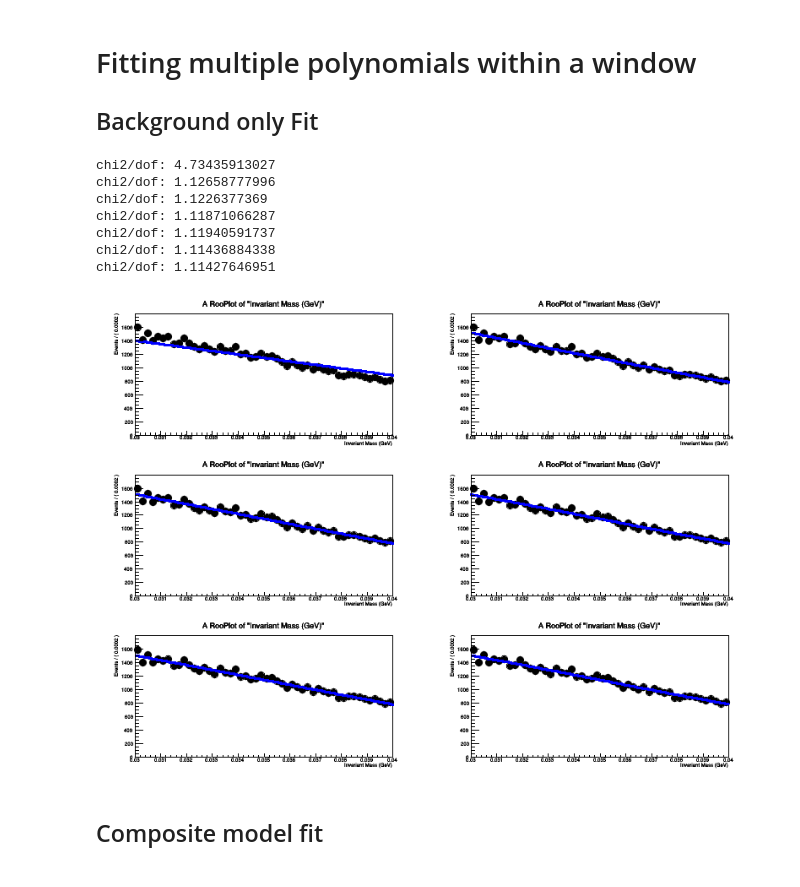
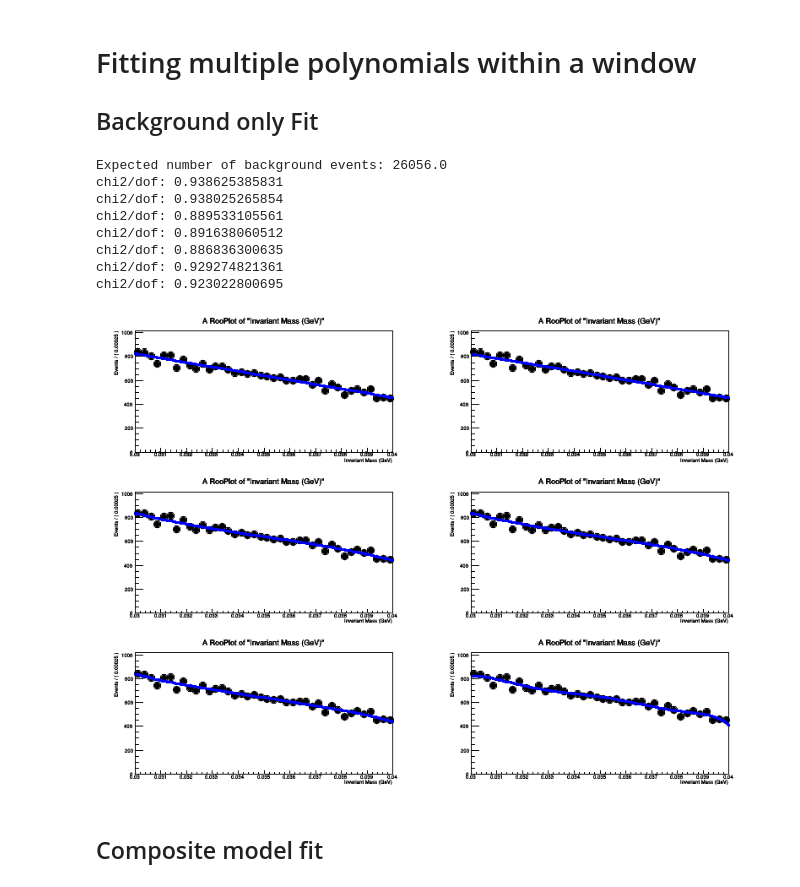
Before and after one commit to omar-moreno/hps-analysis, a Jupyter notebook: python/notebooks/bump_hunt_toy_fitter.ipynb, the cells around one changed output. Cells and saved outputs as stored; diff of their text form; code cells hidden in the pictures.

```diff
--- a/python/notebooks/bump_hunt_toy_fitter.ipynb
+++ b/python/notebooks/bump_hunt_toy_fitter.ipynb
@@ -16,0 +26,18 @@ root_file = r.TFile(file_path)
+# %%
+labels = ['All tridents', 'track pair p sum > 0.8 GeV']
+
+histos = []
+histos.append(root_file.Get('invariant mass'))
+histos.append(root_file.Get('invariant mass - final'))
+
+fig, ax = plt.subplots(nrows=1, ncols=1, figsize=(15, 8))
+ax.set_xlabel("Invariant mass (GeV)", fontsize=20)
+ax.set_yscale('log')
+
+for histo_n in range(0, len(histos)) :
+    histos[histo_n].linecolor = colors[histo_n]
+    histos[histo_n].fillstyle = 'solid'
+    histos[histo_n].fillcolor = colors[histo_n]
+    rplt.hist(histos[histo_n], axes=ax, alpha=.6, label=labels[histo_n])
+
+ax.legend(fontsize=20);
@@ -138,58 +180,82 @@ Creating polynomial model of order 6
 
 ## Background only Fit
 # %%
-invariant_mass.setRange("test_range", 0.03, 0.04)
+# Get the Trident invariant mass histogram from the file
+mass_histo = histos[1].Clone()
+
+#for bin_n in mass_histo.bins_range() :
+#    print "Bin number : " + str(bin_n) + " :: Bin Center: " + str(mass_histo.GetXaxis().GetBinCenter(bin_n))
+print "Expected number of background events: " + str(mass_histo.Integral(121, 161))
+
+# Create a data histogram that is compatible with RooFit
+arg_list = r.RooArgList(invariant_mass)
+histogram_data = r.RooDataHist("invariant_mass_data", "invariant_mass_data", arg_list, mass_histo)
+
+min_val = 0.03
+max_val = 0.04
+invariant_mass.setRange("test_range", min_val, max_val)
 
 canvas.Clear()
 canvas.Divide(2,3)
 
 index = 1
 
-for model in bkg_models :
+for model in bkg_comp_models :
 
     # Plot the results
-    plot = invariant_mass.frame(r.RooFit.Range("test_range"))
+    invariant_mass.setRange(min_val, max_val)
+    plot = invariant_mass.frame()
+
 
     # Fit the window to the background model
-    result = model.fitTo(histogram_data, r.RooFit.Range("test_range"), r.RooFit.Save())
+    result = model.fitTo(histogram_data,
+                         r.RooFit.SumCoefRange("test_range"),
+                         r.RooFit.Extended(r.kTRUE),
+                         r.RooFit.Range("test_range"),
+                         r.RooFit.Save())
 
-    histogram_data.plotOn(plot, r.RooFit.Range("test_range"))
-    model.plotOn(plot, r.RooFit.NormRange("test_range"))
+    histogram_data.plotOn(plot)
+    model.plotOn(plot,
+                 r.RooFit.Range("test_range"),
+                 r.RooFit.NormRange("test_range"))
 
     canvas.cd(index)
     plot.Draw()
 
     # Calculate the chi^2
     print "chi2/dof: " + str(plot.chiSquare())
 
     index += 1
 
     # Reset all of the parameters
     initial_params = result.floatParsInit()
 
     for a_var in a :
 
         #print "Resetting value of " + str(a_var.GetName())
         #print "Current value: " + str(a_var.getVal()) + " Current Error: " + str(a_var.getError())
 
         if initial_params.index(a_var.GetName()) == -1 :
             #print "Variable is not in argument list."
             continue
         a_var.setVal(initial_params[initial_params.index(a_var.GetName())].getVal())
         a_var.setError(initial_params[initial_params.index(a_var.GetName())].getError())
 
+    nbkg.setVal(initial_params[initial_params.index(nbkg.GetName())].getVal())
+    nbkg.setError(initial_params[initial_params.index(nbkg.GetName())].getError())
         #print "Reset value: " + str(a_var.getVal()) + " Reset Error: " + str(a_var.getError())
 
 canvas
 # %% [output]
-chi2/dof: 4.73435913027
-chi2/dof: 1.12658777996
-chi2/dof: 1.1226377369
-chi2/dof: 1.11871066287
-chi2/dof: 1.11940591737
-chi2/dof: 1.11436884338
-chi2/dof: 1.11427646951
+Expected number of background events: 26056.0
+chi2/dof: 0.938625385831
+chi2/dof: 0.938025265854
+chi2/dof: 0.889533105561
+chi2/dof: 0.891638060512
+chi2/dof: 0.886836300635
+chi2/dof: 0.929274821361
+chi2/dof: 0.923022800695
-[figure, old version]
+[figure, new version]
 # %% [markdown]
 ## Composite model fit
 # %%
```
Also changed, not shown: parts of 12 cells of this notebook.
